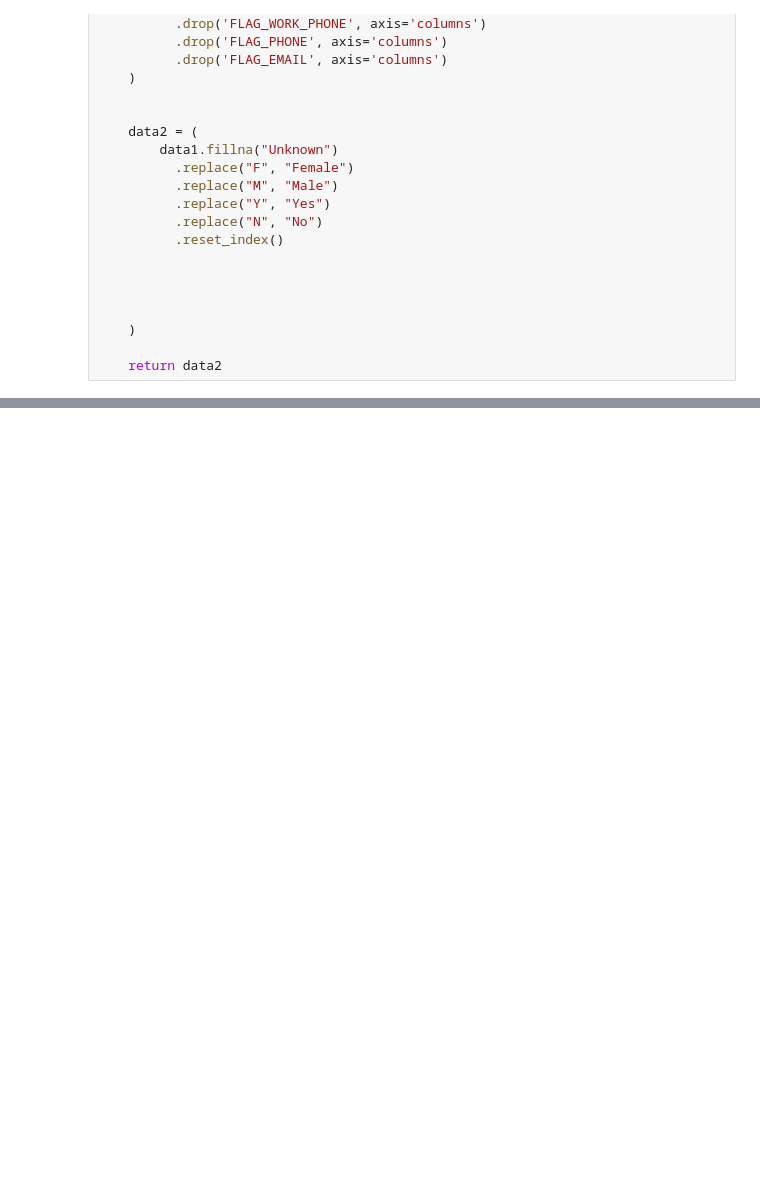
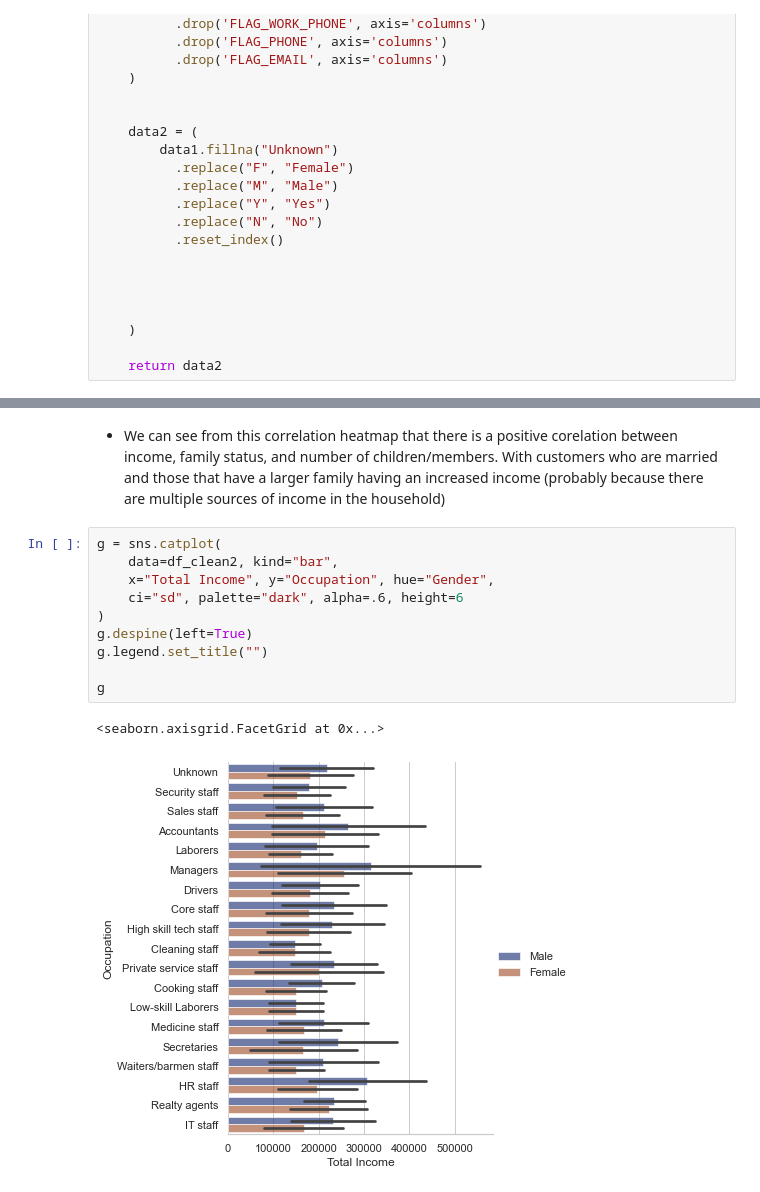
Before and after one commit to alexisd1212/DATA301Project, a Jupyter notebook: notebooks/analysis2.ipynb, the cells around one changed output, grey strips where cells are left out. Saved outputs shown, nothing was run; the diff lists cells and outputs as text; blank space fills up the shorter version.

```diff
--- a/notebooks/analysis2.ipynb
+++ b/notebooks/analysis2.ipynb
@@ -280,0 +293,15 @@ profile
+# %% [markdown]
+* We can see from this correlation heatmap that there is a positive corelation between income, family status, and number of children/members. With customers who are married and those that have a larger family having an increased income (probably because there are multiple sources of income in the household)
+# %%
+g = sns.catplot(
+    data=df_clean2, kind="bar",
+    x="Total Income", y="Occupation", hue="Gender",
+    ci="sd", palette="dark", alpha=.6, height=6
+)
+g.despine(left=True)
+g.legend.set_title("")
+
+g
+# %% [output]
+<seaborn.axisgrid.FacetGrid at 0x...>
+[figure, added]
```
Also changed, not shown: parts of 27 cells of this notebook, 1 other file.
